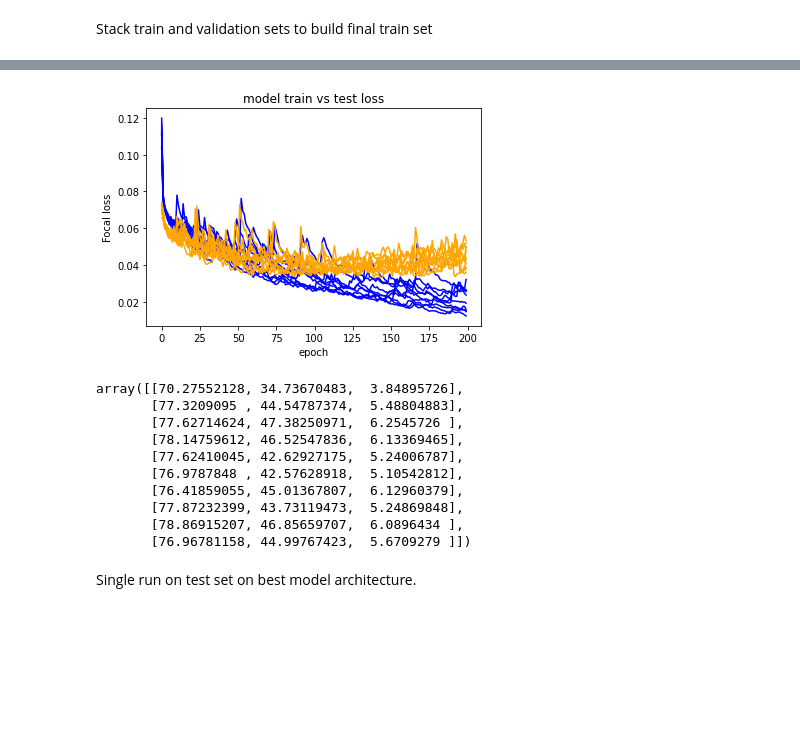
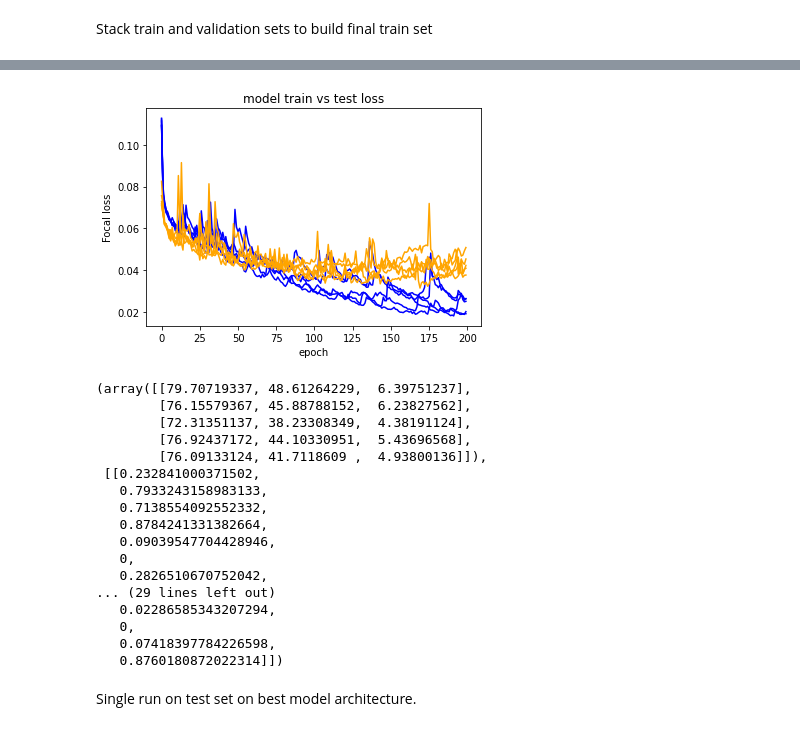
Before and after one commit to PhiCtl/Fireflies, a Jupyter notebook: CrossvalidationLSTM.ipynb, the cells around one changed output, grey strips where cells are left out. Saved outputs shown, nothing was run; the diff lists cells and outputs as text; code cells hidden in the pictures; blank space fills up the shorter version.

```diff
--- a/CrossvalidationLSTM.ipynb
+++ b/CrossvalidationLSTM.ipynb
@@ -644,5 +652,5 @@ Stack train and validation sets to build final train set
 X_tr = np.vstack((train[0], val[0]))
 Y_tr = np.vstack((train[1], val[1]))
 # %%
-run_exp_hist(X_tr, Y_tr, test[0], test[1])
+run_exp_hist(X_tr, Y_tr, test[0], test[1], repeats = 5, gamma = 2, node=600, dropout = 0.1, m_type=1, CV = False)
 # %% [output]
@@ -666,14 +674,21 @@ Mean recall per label:  [[0.20852359 0.75248226 0.6039801  0.8084833  0.04752
-[figure, old version]
+[figure, new version]
-array([[70.27552128, 34.73670483,  3.84895726],
-       [77.3209095 , 44.54787374,  5.48804883],
-       [77.62714624, 47.38250971,  6.2545726 ],
-       [78.14759612, 46.52547836,  6.13369465],
-       [77.62410045, 42.62927175,  5.24006787],
-       [76.9787848 , 42.57628918,  5.10542812],
-       [76.41859055, 45.01367807,  6.12960379],
-       [77.87232399, 43.73119473,  5.24869848],
-       [78.86915207, 46.85659707,  6.0896434 ],
-       [76.96781158, 44.99767423,  5.6709279 ]])
+(array([[79.70719337, 48.61264229,  6.39751237],
+        [76.15579367, 45.88788152,  6.23827562],
+        [72.31351137, 38.23308349,  4.38191124],
+        [76.92437172, 44.10330951,  5.43696568],
+        [76.09133124, 41.7118609 ,  4.93800136]]),
+ [[0.232841000371502,
+   0.7933243158983133,
+   0.7138554092552332,
+   0.8784241331382664,
+   0.09039547704428946,
+   0,
+   0.2826510670752042,
+... (29 lines left out)
+   0.02286585343207294,
+   0,
+   0.07418397784226598,
+   0.8760180872022314]])
 # %% [markdown]
 Single run on test set on best model architecture.
 # %%
```
Also changed, not shown: parts of 9 cells of this notebook, 2 other files.
